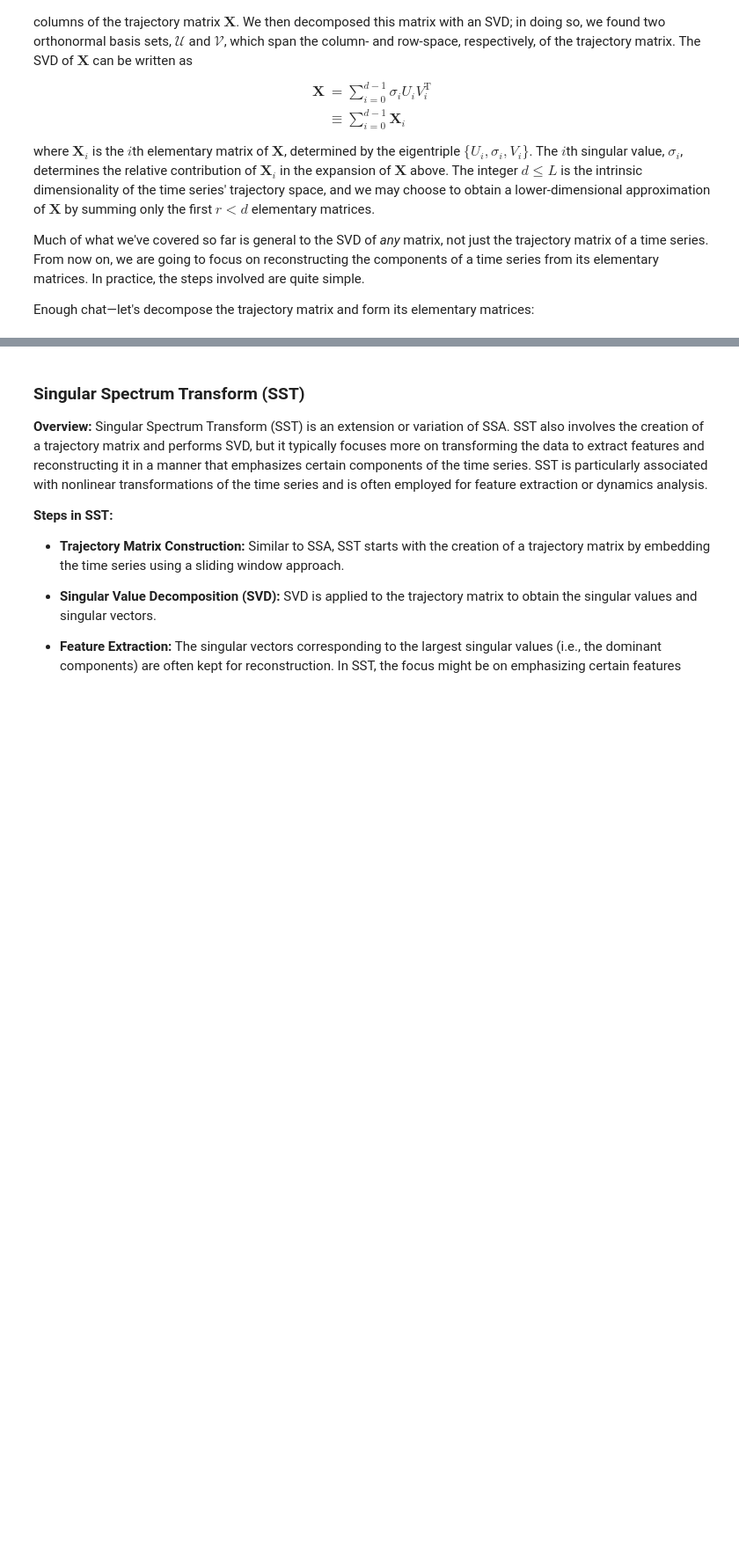
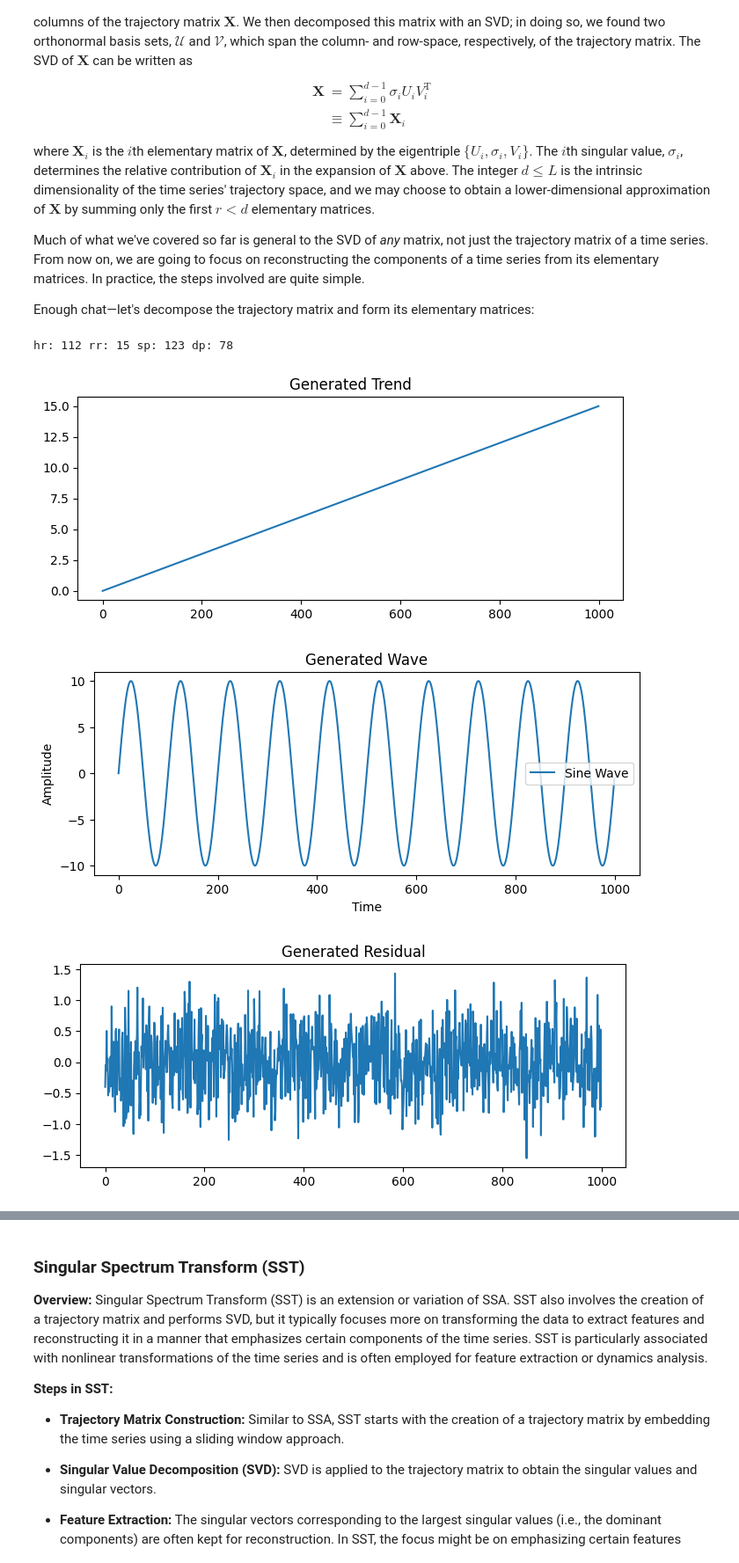
Before and after one commit to wsonguga/SensorAI, a Jupyter notebook: tutorials/tutorial_dsp.ipynb, the cells around one changed output, grey strips where cells are left out. Shown at 88% size. Cells and saved outputs as stored; diff of their text form; code cells hidden in the pictures; blank space fills up the shorter version.

```diff
--- a/tutorials/tutorial_dsp.ipynb
+++ b/tutorials/tutorial_dsp.ipynb
@@ -2738,6 +2738,7 @@ from lib.dsp import SSA, scg_simulate, sine_wave
 duration = 10
 sample_rate = 100
 
+x = np.arange(duration*sample_rate)
 
 signal = scg_simulate(noise_amplitude=0.5, noise_frequency=[5])[:1000]
 
@@ -2745,7 +2746,7 @@ Trend = 1.5 * np.linspace(0, duration, duration*sample_rate)
 plt.plot(x,Trend)
 plt.title("Generated Trend")
 
-Seasonal = sine_wave(duration=duration, sampling_rate=sample_rate, amplitude=10, frequency=0.5, show = True)
+Seasonal = sine_wave(duration=duration, sampling_rate=sample_rate, amplitude=10, frequency=1.0, show = True)
 
 Residual = np.random.normal(0, 0.5, duration*sample_rate)
 plt.plot(x,Residual)
@@ -2781,33 +2782,38 @@ ssa_signal = SSA(signal, 100)
 
 # Calculate and store the within-correlation matrix
 ssa_signal.calc_wcorr()
 Wcorr_matrix = ssa_signal.Wcorr
 
 # Plot the within-correlation matrix
 ssa_signal.plot_wcorr()
 plt.title(r"W-Correlation for Components 0–100")
 plt.show()
 
 # Create subplots to visualize different components of the signal
 plt.subplots(3, 1, figsize=(8, 7.5))
 
 # Plot the original signal and its trend component
 plt.subplot(3, 1, 1)
 # ssa_signal.orig_TS.plot(alpha=0.3)  # Plot original signal with transparency
-ssa_signal.reconstruct(slice(0, 3)).plot()  # Plot reconstructed trend component
+ssa_signal.reconstruct(slice(0, 1)).plot()  # Plot reconstructed trend component #3
 plt.title("Trend of signal")
 
 # Plot the original signal and its periodic component
 plt.subplot(3, 1, 2)
 # ssa_signal.orig_TS.plot(alpha=0.3)
-ssa_signal.reconstruct(slice(4, 46)).plot()  # Plot reconstructed periodic component
+ssa_signal.reconstruct(slice(1, 2)).plot()  # Plot reconstructed periodic component #4, 46
 plt.title("Period of signal")
 
 # Plot the original signal and its noise component
 plt.subplot(3, 1, 3)
 # ssa_signal.orig_TS.plot(alpha=0.3)
-ssa_signal.reconstruct(slice(46, 100)).plot()  # Plot reconstructed noise component
+ssa_signal.reconstruct(slice(3, 100)).plot()  # Plot reconstructed noise component #46,100
 plt.title("Noise of signal")
 
 # Display the plots
 plt.show()
+# %% [output]
+hr: 112 rr: 15 sp: 123 dp: 78
+[figure, added]
+[figure, added]
+[figure, added]
```
Also changed, not shown: parts of 1 cell of this notebook.
